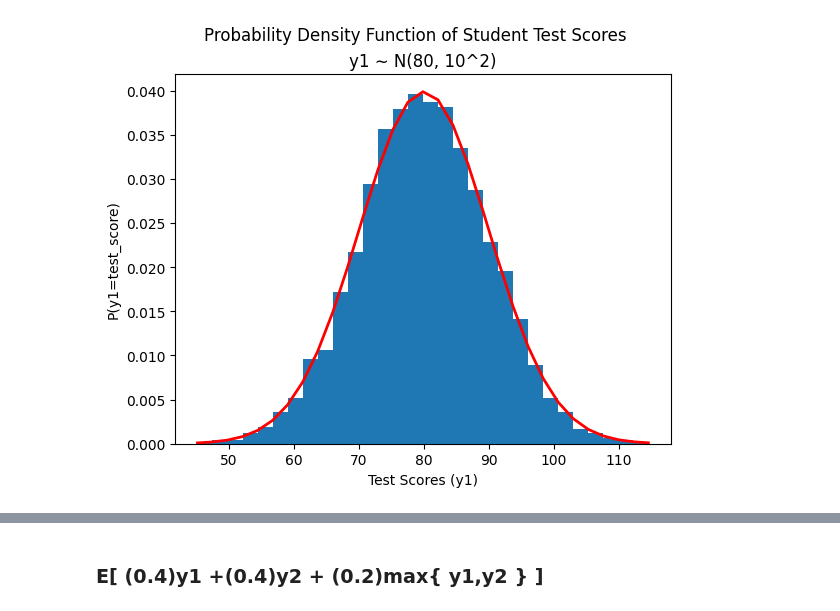
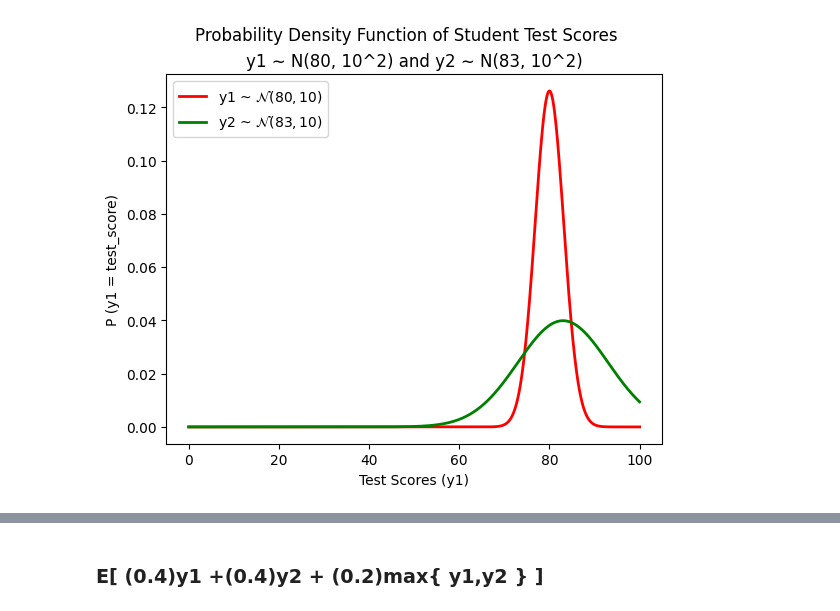
Before and after one commit to tarekel96/Stats_Python, a Jupyter notebook: stats.ipynb, the cells around one changed output, grey strips where cells are left out. Cells and saved outputs as stored; diff of their text form; code cells hidden in the pictures.

```diff
--- a/stats.ipynb
+++ b/stats.ipynb
@@ -55,7 +31,24 @@ def plot_distribution(y, mu, sigma, suptitle, title, xlabel, ylabel):
+# %%
+def plot_distributions(y1_mu, y1_sigma,
+                       y2_mu, y2_sigma,
+                       suptitle, title, y1_ax,
+                       y2_ax, y1_label, y2_label,
+                       lower_limit, upper_limit, pop_size):
+
+    x = np.linspace(lower_limit, upper_limit, num=pop_size)
+    plt.plot(x, univariate_normal(x, y1_mu, y1_sigma), linewidth=2, color='r', label=y1_label)
+    plt.plot(x, normal_univariate_pdf(x, y2_mu, y2_sigma), linewidth=2, color='g', label=y2_label)
+    plt.suptitle(suptitle)
+    plt.title(title)
+    plt.xlabel(y1_ax)
+    plt.ylabel(y2_ax)
+    plt.legend(loc='upper left')
+    plt.show()
 # %%
-plot_distribution(y1, y1_mu, y1_sigma,
-                  suptitle="Probability Density Function of Student Test Scores",
-                  title="y1 ∼ N(80, 10^2)",
-                  xlabel="Test Scores (y1)", ylabel="P(y1=test_score)")
+plot_distributions(y1_mu=y1_mu, y1_sigma=y1_sigma, y2_mu=y2_mu, y2_sigma=y2_sigma,
+                   suptitle="Probability Density Function of Student Test Scores",
+                   title="y1 ∼ N(80, 10^2) and y2 ∼ N(83, 10^2)", y1_ax="Test Scores (y1)",
+                   y2_ax="P (y1 = test_score)", y1_label="y1 ~ $\mathcal{N}(80, 10)$",
+                   y2_label="y2 ~ $\mathcal{N}(83, 10)$", lower_limit=0, upper_limit=100, pop_size=1000)
 # %% [output]
-[figure, old version]
+[figure, new version]
```
Also changed, not shown: parts of 23 cells of this notebook, 7 other files.
